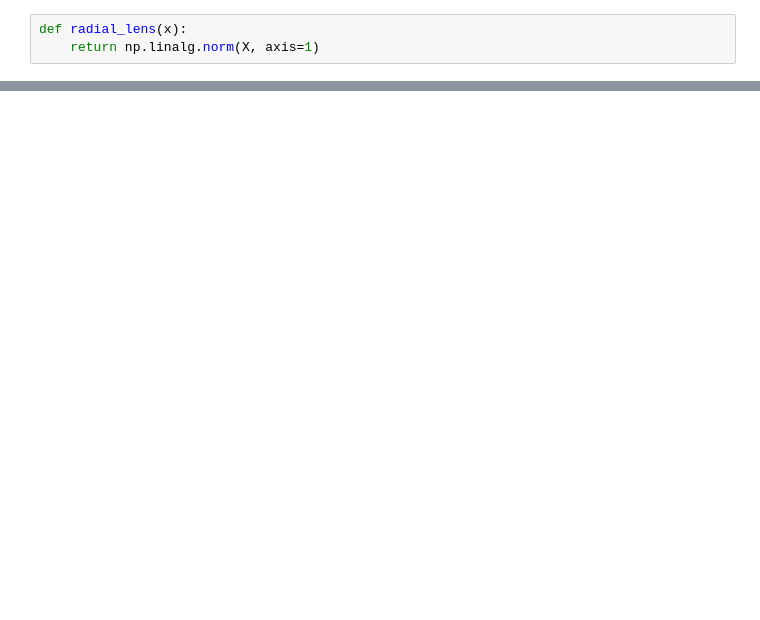
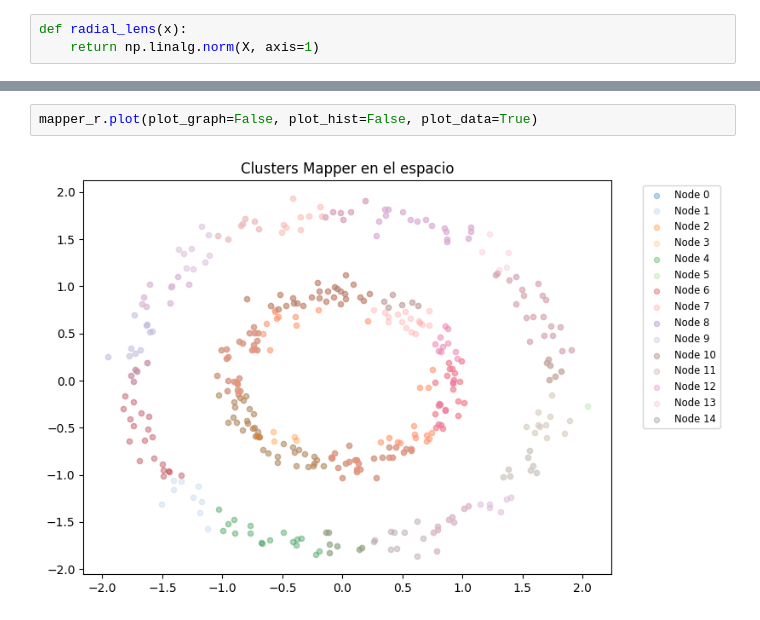
Before and after one commit to DiegoVilla03/Topological-Data-Analysis, a Jupyter notebook: rings.ipynb, the cells around one changed output, grey strips where cells are left out. Saved outputs shown, nothing was run; the diff lists cells and outputs as text; blank space fills up the shorter version.

```diff
--- a/rings.ipynb
+++ b/rings.ipynb
@@ -74,0 +79,4 @@ mapper_r.nerve
+# %%
+mapper_r.plot(plot_graph=False, plot_hist=False, plot_data=True)
+# %% [output]
+[figure, added]
```
Also changed, not shown: parts of 7 cells of this notebook, 1 other file.
